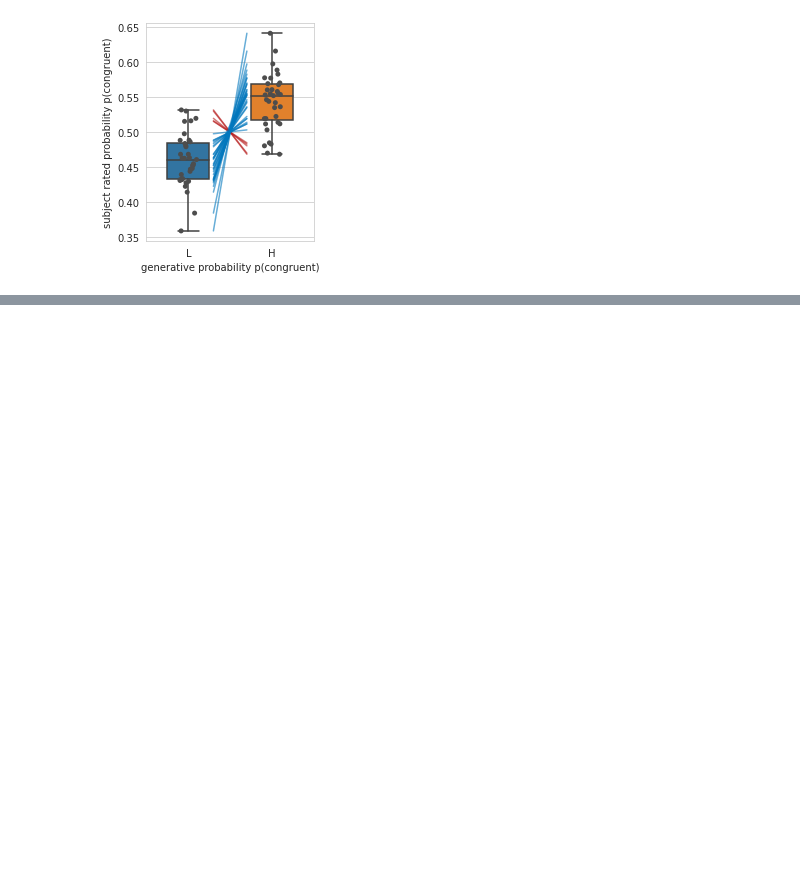
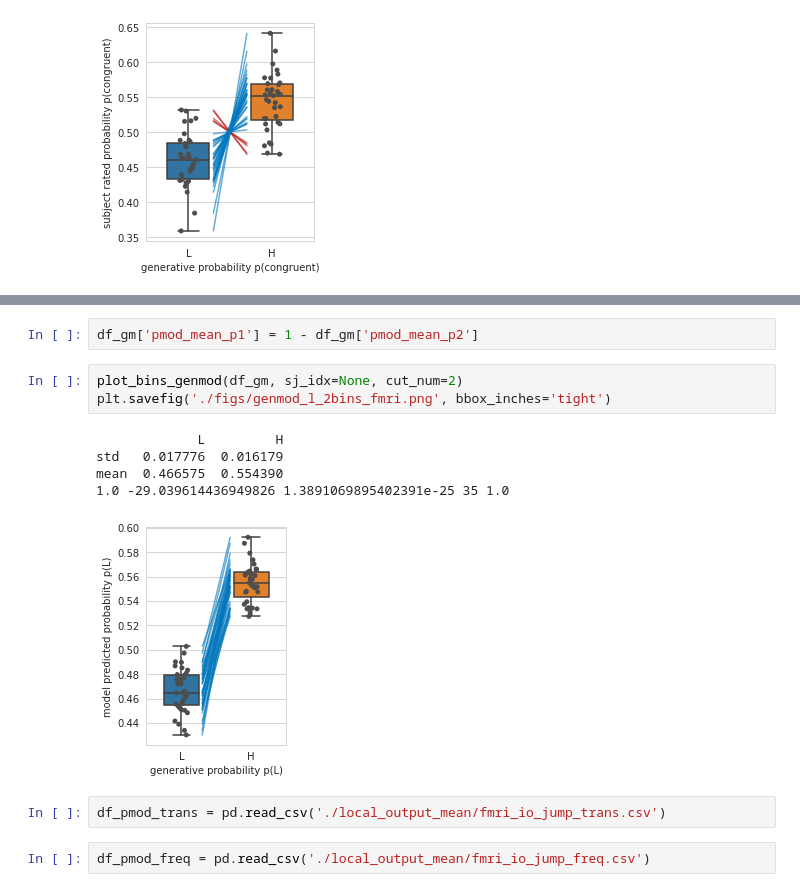
Before and after one commit to syzhang/tsl_hbi, a Jupyter notebook: model_gen/plot_params_hl.ipynb, the cells around one changed output, grey strips where cells are left out. Cells and saved outputs as stored; diff of their text form; blank space fills up the shorter version.

```diff
--- a/model_gen/plot_params_hl.ipynb
+++ b/model_gen/plot_params_hl.ipynb
@@ -170,0 +263,15 @@ std   0.038750  0.040460
+# %%
+df_gm['pmod_mean_p1'] = 1 - df_gm['pmod_mean_p2']
+# %%
+plot_bins_genmod(df_gm, sj_idx=None, cut_num=2)
+plt.savefig('./figs/genmod_l_2bins_fmri.png', bbox_inches='tight')
+# %% [output]
+             L         H
+std   0.017776  0.016179
+mean  0.466575  0.554390
+1.0 -29.039614436949826 1.3891069895402391e-25 35 1.0
+[figure, added]
+# %%
+df_pmod_trans = pd.read_csv('./local_output_mean/fmri_io_jump_trans.csv')
+# %%
+df_pmod_freq = pd.read_csv('./local_output_mean/fmri_io_jump_freq.csv')
```
Also changed, not shown: parts of 12 cells of this notebook, 6 other files.
